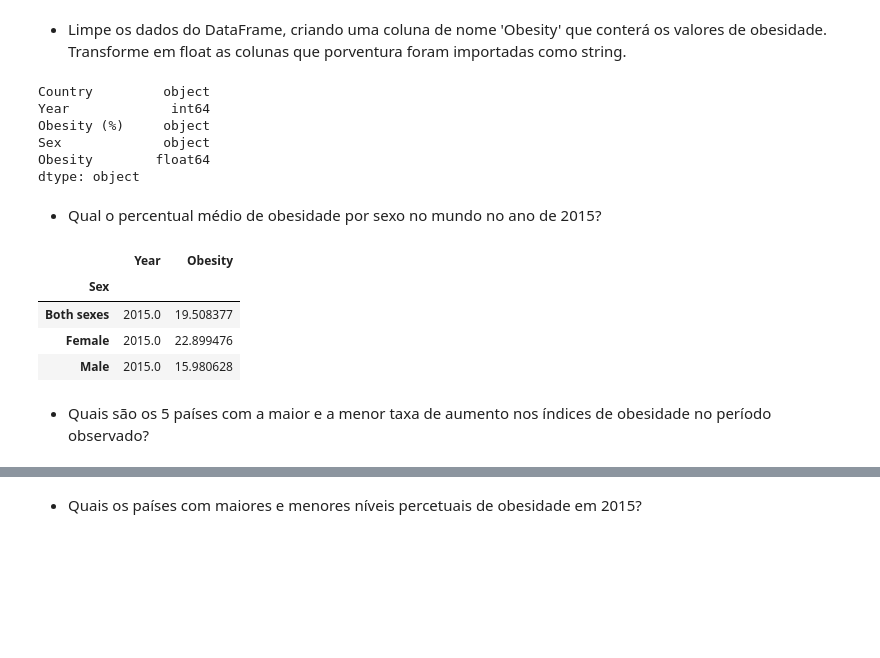
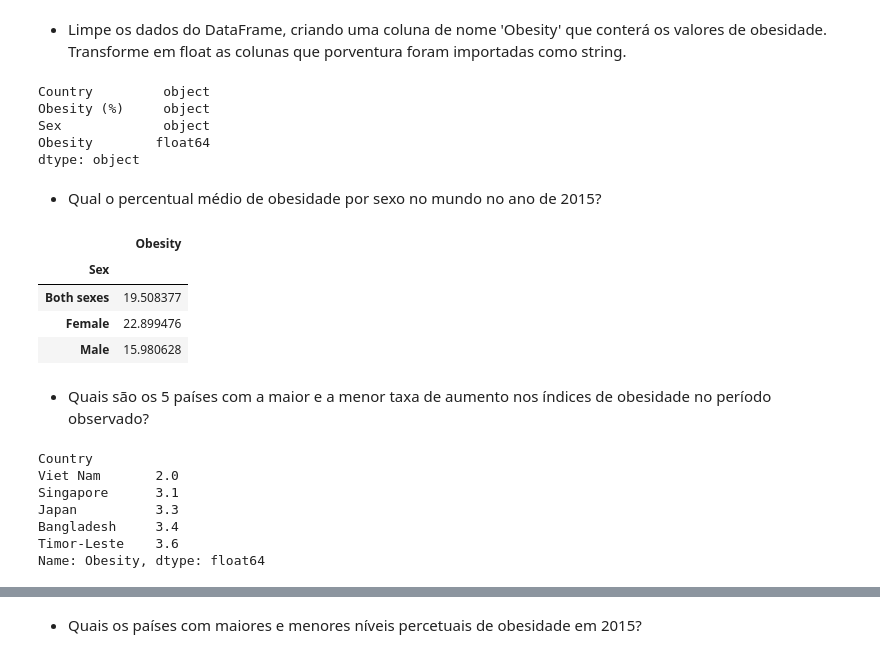
Before and after one commit to Lpins01/Asimov-Academy, a Jupyter notebook: Analise de Dados/1. Analisando Dados com Pandas & SQL/Análise de dados de obesidade mundial e PIB per capita/projeto-analise-de-dados.ipynb, the cells around one changed output, grey strips where cells are left out. Saved outputs shown, nothing was run; the diff lists cells and outputs as text; code cells hidden in the pictures; blank space fills up the shorter version.

```diff
--- a/Analise de Dados/1. Analisando Dados com Pandas & SQL/Análise de dados de obesidade mundial e PIB per capita/projeto-analise-de-dados.ipynb
+++ b/Analise de Dados/1. Analisando Dados com Pandas & SQL/Análise de dados de obesidade mundial e PIB per capita/projeto-analise-de-dados.ipynb
@@ -28,13 +28,18 @@ df_obesity.head()
 - Limpe os dados do DataFrame, criando uma coluna de nome 'Obesity' que conterá os valores de obesidade. Transforme em float as colunas que porventura foram importadas como string.
 # %%
 df_obesity["Obesity"] = df_obesity["Obesity (%)"].str.split(' ').str[0]
+# %%
+df_obesity.loc[df_obesity["Obesity"] == "No", "Obesity"] = np.nan
+df_obesity["Obesity"] = df_obesity["Obesity"].dropna()
 # %%
-df_obesity["Obesity"] = df_obesity["Obesity"].apply(pd.to_numeric, errors="coerce")
+df_obesity["Obesity"] = df_obesity["Obesity"].apply(lambda x: float(x))
+df_obesity["Year"] = df_obesity["Year"].apply(lambda x: int(x))
+# %%
+df_obesity.set_index("Year", inplace=True)
 # %%
 df_obesity.dtypes
 # %% [output]
 Country         object
-Year             int64
 Obesity (%)     object
 Sex             object
 Obesity        float64
@@ -42,12 +47,12 @@ dtype: object
 # %% [markdown]
 - Qual o percentual médio de obesidade por sexo no mundo no ano de 2015?
 # %%
-df_obesity[df_obesity["Year"] == 2015].groupby("Sex").mean("Obesity")
+df_obesity[df_obesity.index == 2015].groupby("Sex").mean("Obesity")
 # %% [output]
-|  | Year | Obesity |
-| Sex |  |  |
-| Both sexes | 2015.0 | 19.508377 |
-| Female | 2015.0 | 22.899476 |
-| Male | 2015.0 | 15.980628 |
+|  | Obesity |
+| Sex |  |
+| Both sexes | 19.508377 |
+| Female | 22.899476 |
+| Male | 15.980628 |
 # %% [markdown]
 - Quais são os 5 países com a maior e a menor taxa de aumento nos índices de obesidade no período observado?
@@ -53,0 +67,10 @@ df_obesity[df_obesity["Year"] == 2015].groupby("Sex").mean("Obesity")
+# %%
+df_obesity_ev.sort_values().dropna().head(5)
+# %% [output]
+Country
+Viet Nam       2.0
+Singapore      3.1
+Japan          3.3
+Bangladesh     3.4
+Timor-Leste    3.6
+Name: Obesity, dtype: float64
```
Also changed, not shown: parts of 15 cells of this notebook.
